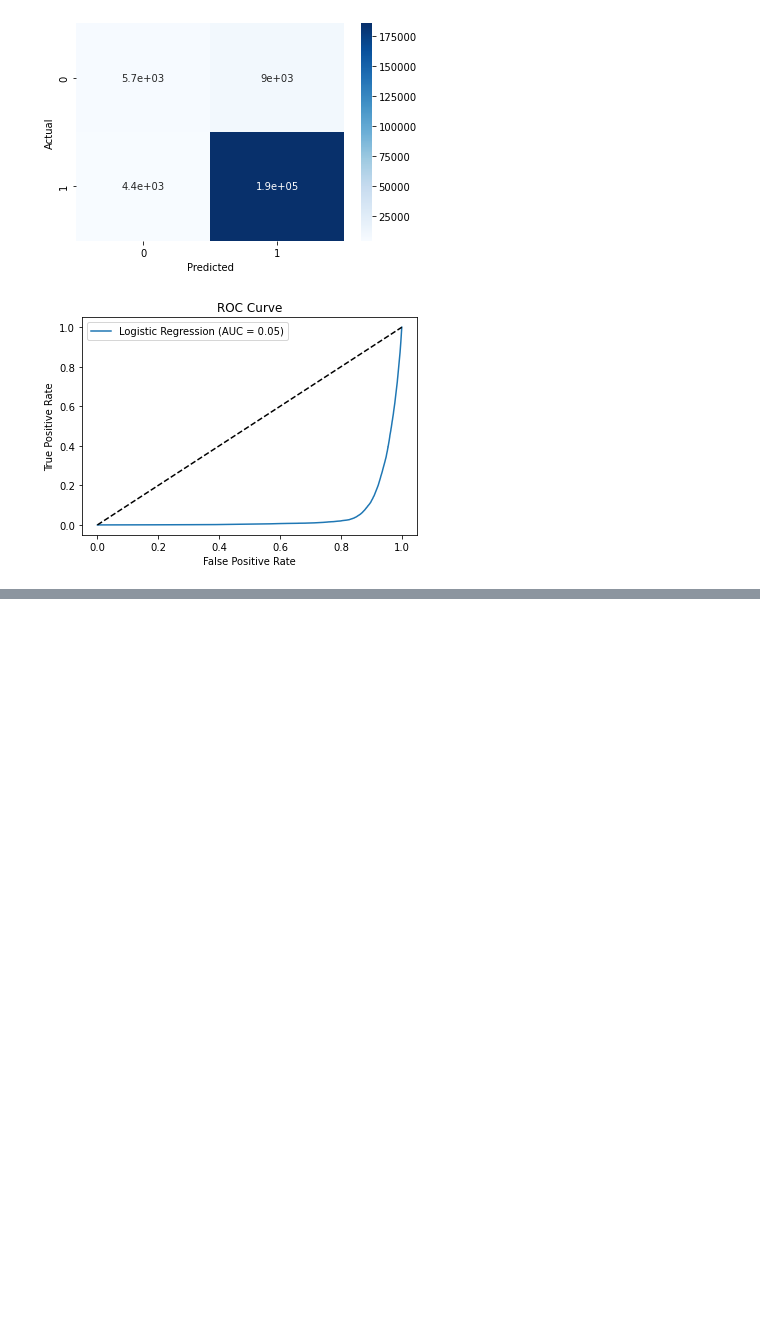
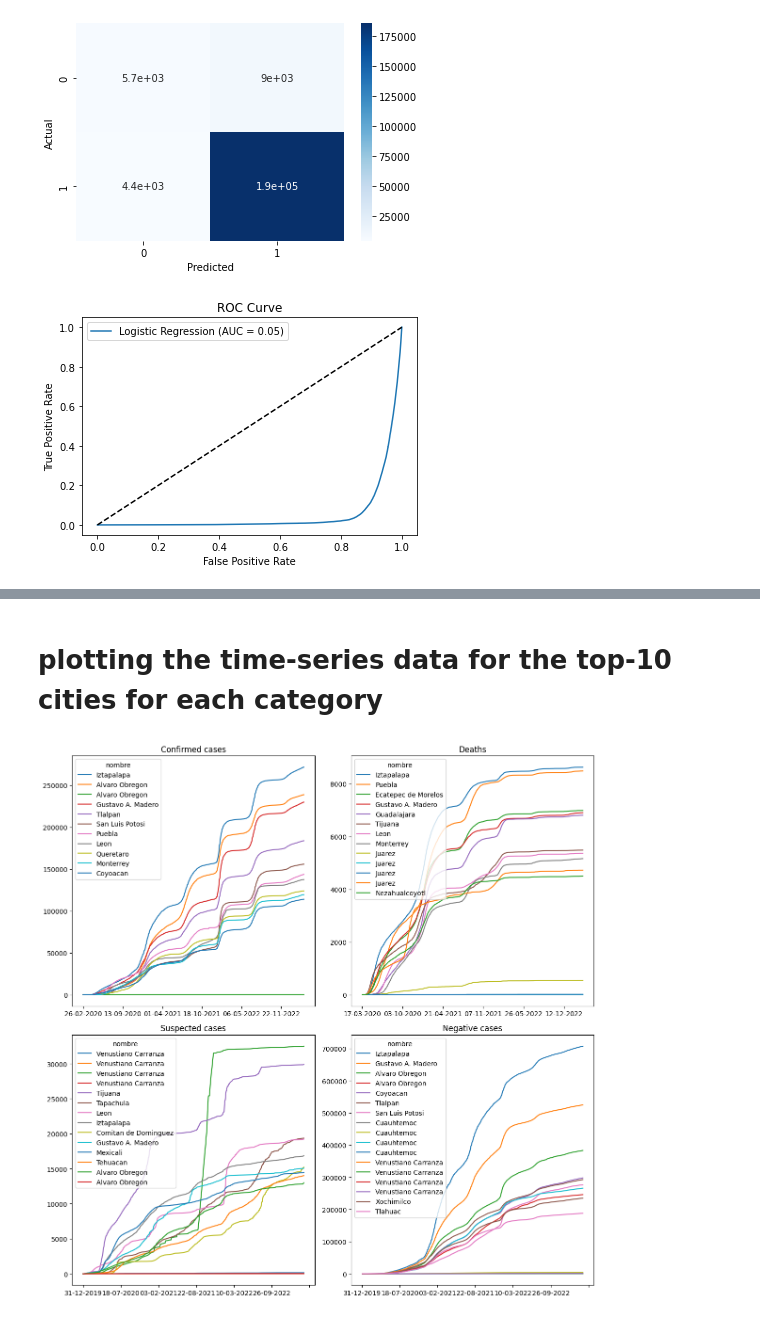
Before and after one commit to ris3abh/DSCI521Covid-19DashBoard, a Jupyter notebook: code/project.ipynb, the cells around one changed output, grey strips where cells are left out. Drawn from its saved outputs; the diff is of its cells as text; code cells hidden in the pictures; blank space fills up the shorter version.

```diff
--- a/code/project.ipynb
+++ b/code/project.ipynb
@@ -481,0 +499,39 @@ plt.show()
+# %%
+top_10_confirmed = df_confirmed['total'].sort_values(ascending=False).head(10).index
+top_10_deaths = df_deaths['total'].sort_values(ascending=False).head(10).index
+top_10_suspected = df_suspected['total'].sort_values(ascending=False).head(10).index
+top_10_negative = df_negative['total'].sort_values(ascending=False).head(10).index
+# %%
+## dropping the total column
+df_confirmed.drop('total', axis=1, inplace=True)
+df_deaths.drop('total', axis=1, inplace=True)
+df_suspected.drop('total', axis=1, inplace=True)
+df_negative.drop('total', axis=1, inplace=True)
+# %%
+def cumulative_sum(df):
+    result_df = df.copy()
+    a = result_df.iloc[2:, 1:]
+    for i in range(1, len(a.columns)):
+        a.iloc[:, i] = a.iloc[:, i] + a.iloc[:, i-1]
+    return a
+
+df_confirmed_cum = cumulative_sum(df_confirmed)
+df_deaths_cum = cumulative_sum(df_deaths)
+df_suspected_cum = cumulative_sum(df_suspected)
+df_negative_cum = cumulative_sum(df_negative)
+# %% [markdown]
+# plotting the time-series data for the top-10 cities for each category
+# %%
+fig, ((ax1, ax2), (ax3, ax4)) = plt.subplots(nrows=2, ncols=2, figsize=(12, 12))
+df_confirmed_cum.loc[top_10_confirmed].T.plot(ax=ax1)
+ax1.set_title('Confirmed cases')
+df_deaths_cum.loc[top_10_deaths].T.plot(ax=ax2)
+ax2.set_title('Deaths')
+df_suspected_cum.loc[top_10_suspected].T.plot(ax=ax3)
+ax3.set_title('Suspected cases')
+df_negative_cum.loc[top_10_negative].T.plot(ax=ax4)
+ax4.set_title('Negative cases')
+plt.tight_layout()
+plt.show()
+# %% [output]
+[figure, added]
```
Also changed, not shown: parts of 66 cells of this notebook, 1 other file.
